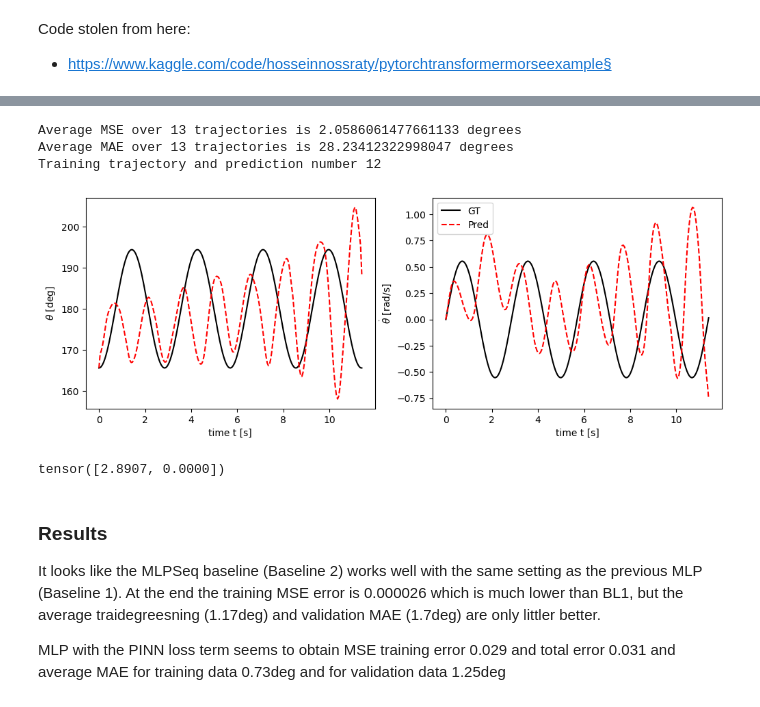
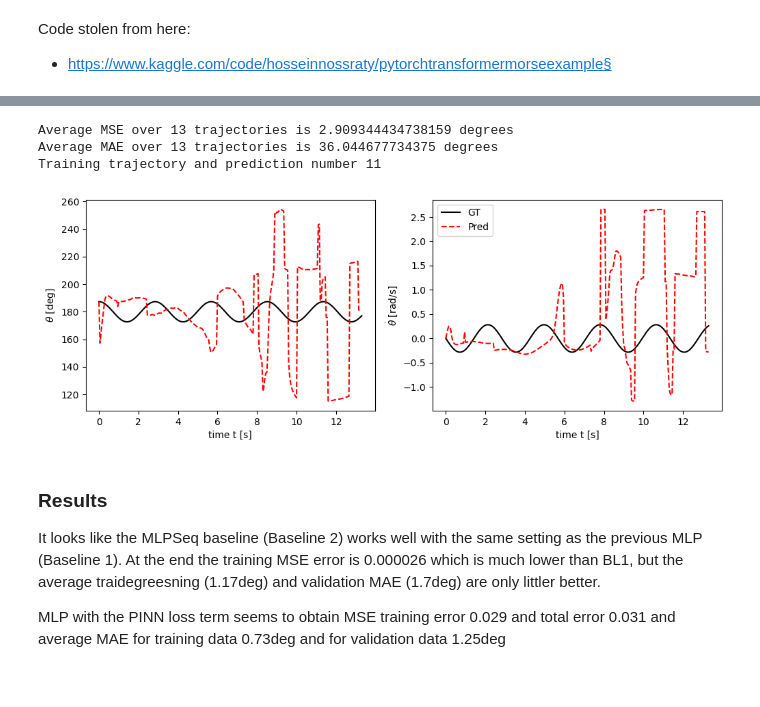
Before and after one commit to kamarain/course_examples, a Jupyter notebook: ODE_pendulum.ipynb, the cells around one changed output, grey strips where cells are left out. Saved outputs shown, nothing was run; the diff lists cells and outputs as text; code cells hidden in the pictures.

```diff
--- a/ODE_pendulum.ipynb
+++ b/ODE_pendulum.ipynb
@@ -1006,7 +1006,9 @@ class TransformerModel(torch.nn.Module):
         output = self.fc_out(output.transpose(0, 1))
         return output
 # %%
-seq_start_symbol = -13*torch.ones((1,2))
+import torch
+
+seq_start_symbol = -1*torch.ones((1,2))
 
 # Positional Encoding
 class PositionalEncoding(torch.nn.Module):
@@ -1077,7 +1079,7 @@ class IVPTransformer(torch.nn.Module):
         return output
 # %%
 # Input [t,theta_0, dottheta_0] Output: [theta, dottheta]
-model_tr = IVPTransformer(2, 2, model_dim=32, nhead=1, num_layers=1, dim_feedforward=2)
+model_tr = IVPTransformer(2, 2, model_dim=64, nhead=1, num_layers=2, dim_feedforward=8)
 
 print(model_tr)
 print(f'The model has {sum(p.numel() for p in model_tr.parameters())} parameters ({sum(p.numel() for p in model_tr.parameters() if p.requires_grad)} trainable)')
@@ -1103,10 +1105,11 @@ The model has 13702 parameters (13702 trainable)
 import time
 import torch.optim.lr_scheduler as lr_scheduler
 
-num_of_epochs = 1000
+num_of_epochs = 8000
 loss_tr = torch.nn.MSELoss()
-optimizer_tr = torch.optim.Adam(model_tr.parameters(), lr=0.1)
-scheduler = lr_scheduler.LinearLR(optimizer_tr, start_factor=0.1, end_factor=0.001, total_iters = num_of_epochs)
+optimizer_tr = torch.optim.Adam(model_tr.parameters(), lr=0.01)
+#scheduler = lr_scheduler.LinearLR(optimizer_tr, start_factor=0.1, end_factor=0.0001, total_iters = num_of_epochs-100)
+scheduler = lr_scheduler.MultiStepLR(optimizer_tr, milestones=[100, 1000, 2000, 4000], gamma=0.1)
 model_tr.train()
 start = time.time()
 for n in range(num_of_epochs):
@@ -1118,19 +1121,20 @@ for n in range(num_of_epochs):
 
         src = y[0,:] # Initial value
         target_in = torch.cat((seq_start_symbol, y[1:-1,:]), axis=0) # All after initial but last
-        target_out = y[2:,:] # All after initial+1
+        target_out = y[1:,:] # All after initial
 
         #src = y_in[0,:] # Just the first
         optimizer_tr.zero_grad()
         target_pred = model_tr(src,target_in)
-        loss = loss_tr(target_out,target_pred[:-1,:])
+        #loss = loss_tr(target_out,target_pred[1:,:])
+        loss = loss_tr(target_out,target_pred)
         loss.backward()
         optimizer_tr.step()
         running_loss += loss.item()
-    if n % 100 == 0:
+    if n % 101 == 0:
         print(f'   Epoch {n} training loss {running_loss} (lr={optimizer_tr.param_groups[0]["lr"]})')
     scheduler.step()
 end = time.time()
-
+print(f'Final training loss {running_loss} (lr={optimizer_tr.param_groups[0]["lr"]})')
 print(f'Training took {end - start} seconds')
 # %% [output]
@@ -1162,40 +1175,41 @@ for y,t in zip(Y_tr,T_tr):
 
     src = y[0,:] # Initial value
     target_in = seq_start_symbol
     y_pred = torch.empty(y.shape)
 
     #src = y_in[0,:]
     #tgt = seq_start_symbol
     y_pred[0,:] = seq_start_symbol # model_tr(src, target_in, gen_tgt_mask = False)
 
 
     for te_ind in range(1,y.shape[0]):
         target_in = y_pred[:te_ind,:]
-        y_pred[1:te_ind+1,:] = model_tr(src, target_in, gen_tgt_mask = False)
+        #print(target_in)
+        pred = model_tr(src, target_in,gen_tgt_mask = False).detach()
+        #print(pred)
+        y_pred[1:te_ind+1,:] = pred
     y_pred = y_pred.detach()
     y_pred[0,:] = src
 
     theta_mse.append(torch.sqrt(torch.sum(torch.pow(y[:,0]-y_pred[:,0],2)))/y.shape[0])
     theta_mae.append(torch.sum(abs(y[:,0]-y_pred[:,0]))/y.shape[0])
 
     if ind == print_ind:
         y_plot = y
         y_pred_plot = y_pred
         t_plot = t
 
 avg_theta_mse = sum(theta_mse)/N_tr
 avg_theta_mae = sum(theta_mae)/N_tr
 print(f'Average MSE over {N_tr} trajectories is {avg_theta_mse*180/np.pi} degrees')
 print(f'Average MAE over {N_tr} trajectories is {avg_theta_mae*180/np.pi} degrees')
 print(f'Training trajectory and prediction number {print_ind}')
 pendulum_comparison_plot(t_plot,y_plot.t(),t_plot, y_pred_plot.t())
-print(y[0])
 # %% [output]
-Average MSE over 13 trajectories is 2.0586061477661133 degrees
-Average MAE over 13 trajectories is 28.23412322998047 degrees
-Training trajectory and prediction number 12
+Average MSE over 13 trajectories is 2.909344434738159 degrees
+Average MAE over 13 trajectories is 36.044677734375 degrees
+Training trajectory and prediction number 11
-[figure, old version]
+[figure, new version]
-tensor([2.8907, 0.0000])
 # %% [markdown]
 ### Results
 
```
Also changed, not shown: parts of 4 cells of this notebook.
